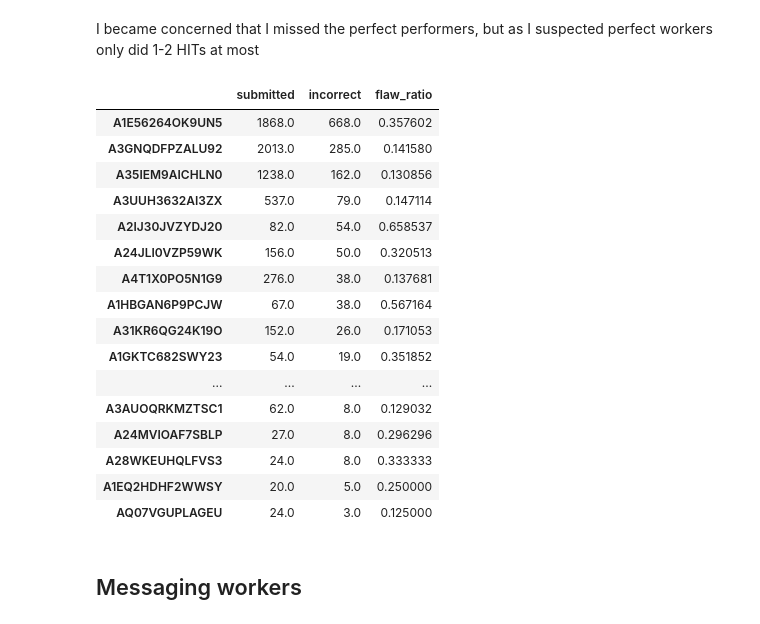
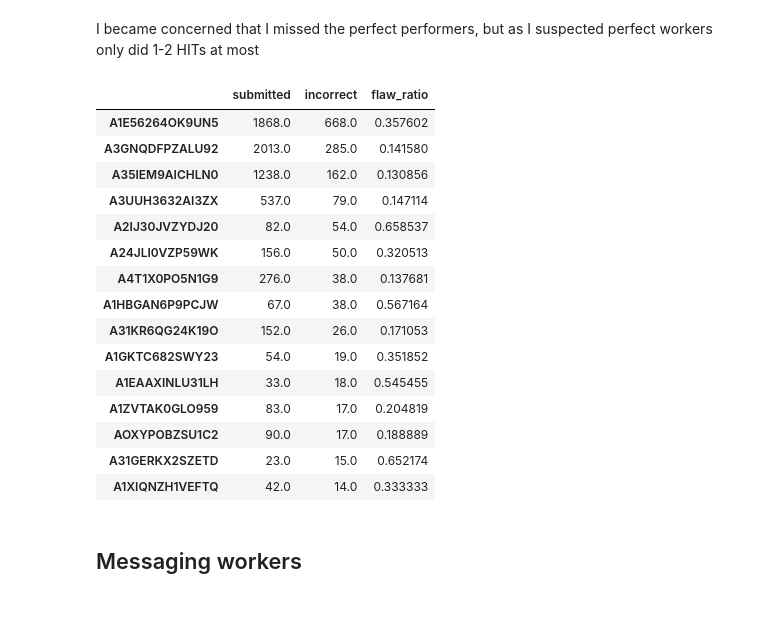
Before and after one commit to drschwenk/notebooks, a Jupyter notebook: stb/question_annotation_mturk.ipynb, the cells around one changed output. Saved outputs shown, nothing was run; the diff lists cells and outputs as text; code cells hidden in the pictures.

```diff
--- a/stb/question_annotation_mturk.ipynb
+++ b/stb/question_annotation_mturk.ipynb
@@ -459,23 +423,22 @@ bad_and_prolific_to_review = list(bad_and_prolific_workers[:15].index)
 # %%
-bad_and_prolific_workers
+bad_and_prolific_workers.head(15)
 # %% [output]
 |  | submitted | incorrect | flaw_ratio |
 | A1E56264OK9UN5 | 1868.0 | 668.0 | 0.357602 |
 | A3GNQDFPZALU92 | 2013.0 | 285.0 | 0.141580 |
 | A35IEM9AICHLN0 | 1238.0 | 162.0 | 0.130856 |
 | A3UUH3632AI3ZX | 537.0 | 79.0 | 0.147114 |
 | A2IJ30JVZYDJ20 | 82.0 | 54.0 | 0.658537 |
 | A24JLI0VZP59WK | 156.0 | 50.0 | 0.320513 |
 | A4T1X0PO5N1G9 | 276.0 | 38.0 | 0.137681 |
 | A1HBGAN6P9PCJW | 67.0 | 38.0 | 0.567164 |
 | A31KR6QG24K19O | 152.0 | 26.0 | 0.171053 |
 | A1GKTC682SWY23 | 54.0 | 19.0 | 0.351852 |
-| ... | ... | ... | ... |
-| A3AUOQRKMZTSC1 | 62.0 | 8.0 | 0.129032 |
-| A24MVIOAF7SBLP | 27.0 | 8.0 | 0.296296 |
-| A28WKEUHQLFVS3 | 24.0 | 8.0 | 0.333333 |
-| A1EQ2HDHF2WWSY | 20.0 | 5.0 | 0.250000 |
-| AQ07VGUPLAGEU | 24.0 | 3.0 | 0.125000 |
+| A1EAAXINLU31LH | 33.0 | 18.0 | 0.545455 |
+| A1ZVTAK0GLO959 | 83.0 | 17.0 | 0.204819 |
+| AOXYPOBZSU1C2 | 90.0 | 17.0 | 0.188889 |
+| A31GERKX2SZETD | 23.0 | 15.0 | 0.652174 |
+| A1XIQNZH1VEFTQ | 42.0 | 14.0 | 0.333333 |
 # %%
 def reject_bad_assignments(rejected_assignment_ids, rejected_worker_ids):
     for assignment in rejected_assignment_ids:
```
Also changed, not shown: parts of 16 cells of this notebook, 1 other file.
